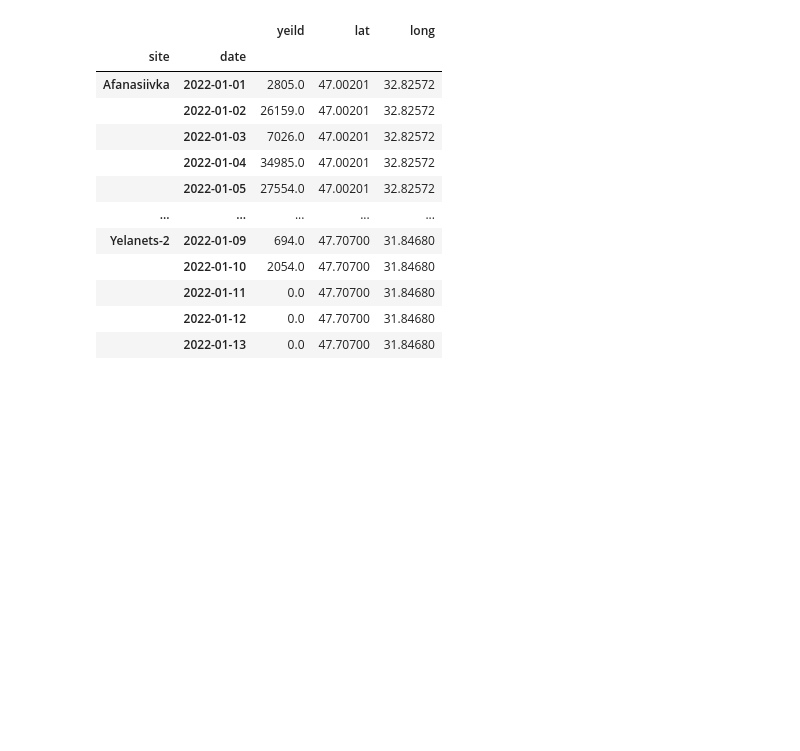
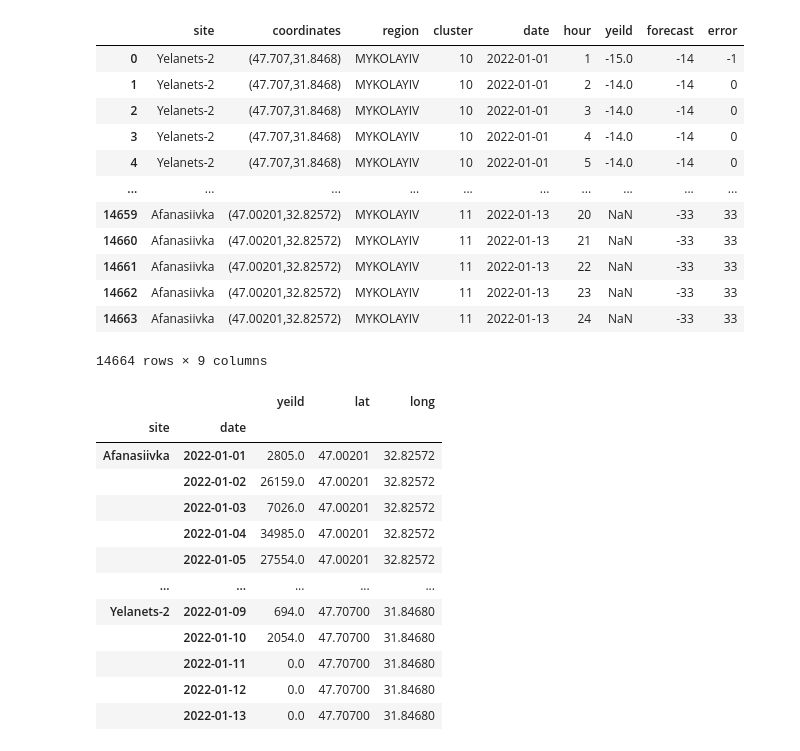
Before and after one commit to Vladykart/clean_dashboard, a Jupyter notebook: notebooks/data_praparation.ipynb, the cells around one changed output. Saved outputs shown, nothing was run; the diff lists cells and outputs as text; code cells hidden in the pictures; blank space fills up the shorter version.

```diff
--- a/notebooks/data_praparation.ipynb
+++ b/notebooks/data_praparation.ipynb
@@ -30,3 +32,19 @@ grouped_data = group_data(data)
+# %%
+pd.read_pickle('/Users/vladberezov/PycharmProjects/clean_dashboard/app/data.pickle')
+# %% [output]
+|  | site | coordinates | region | cluster | date | hour | yeild | forecast | error |
+| 0 | Yelanets-2 | (47.707,31.8468) | MYKOLAYIV | 10 | 2022-01-01 | 1 | -15.0 | -14 | -1 |
+| 1 | Yelanets-2 | (47.707,31.8468) | MYKOLAYIV | 10 | 2022-01-01 | 2 | -14.0 | -14 | 0 |
+| 2 | Yelanets-2 | (47.707,31.8468) | MYKOLAYIV | 10 | 2022-01-01 | 3 | -14.0 | -14 | 0 |
+| 3 | Yelanets-2 | (47.707,31.8468) | MYKOLAYIV | 10 | 2022-01-01 | 4 | -14.0 | -14 | 0 |
+| 4 | Yelanets-2 | (47.707,31.8468) | MYKOLAYIV | 10 | 2022-01-01 | 5 | -14.0 | -14 | 0 |
+| ... | ... | ... | ... | ... | ... | ... | ... | ... | ... |
+| 14659 | Afanasiivka | (47.00201,32.82572) | MYKOLAYIV | 11 | 2022-01-13 | 20 | NaN | -33 | 33 |
+| 14660 | Afanasiivka | (47.00201,32.82572) | MYKOLAYIV | 11 | 2022-01-13 | 21 | NaN | -33 | 33 |
+| 14661 | Afanasiivka | (47.00201,32.82572) | MYKOLAYIV | 11 | 2022-01-13 | 22 | NaN | -33 | 33 |
+| 14662 | Afanasiivka | (47.00201,32.82572) | MYKOLAYIV | 11 | 2022-01-13 | 23 | NaN | -33 | 33 |
+| 14663 | Afanasiivka | (47.00201,32.82572) | MYKOLAYIV | 11 | 2022-01-13 | 24 | NaN | -33 | 33 |
+14664 rows × 9 columns
 # %%
 
 map_data = data.groupby(by =['site', 'date']).agg({'yeild':'sum', 'lat':'first', 'long':'first'})
```
Also changed, not shown: parts of 2 cells of this notebook, 3 other files.
